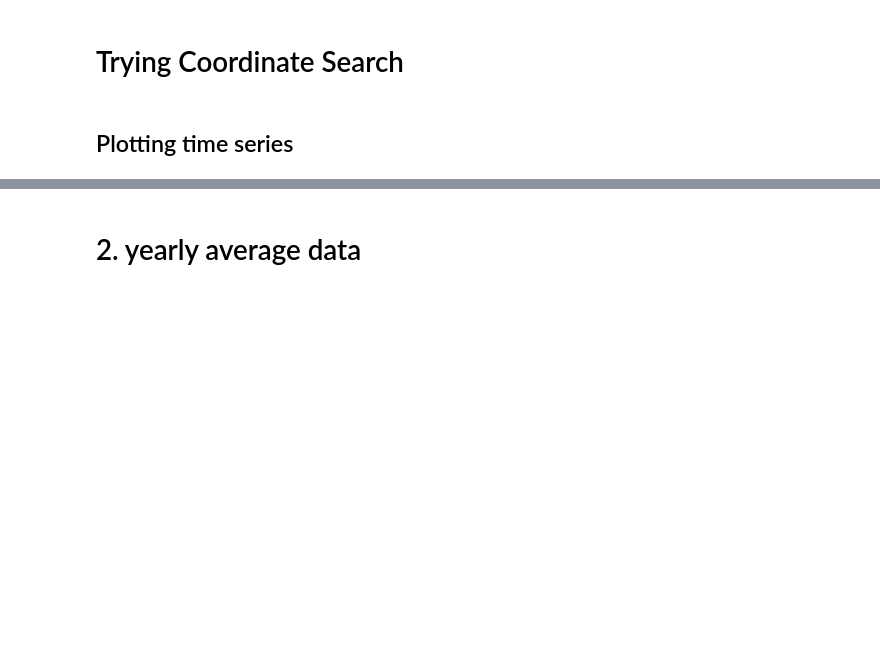
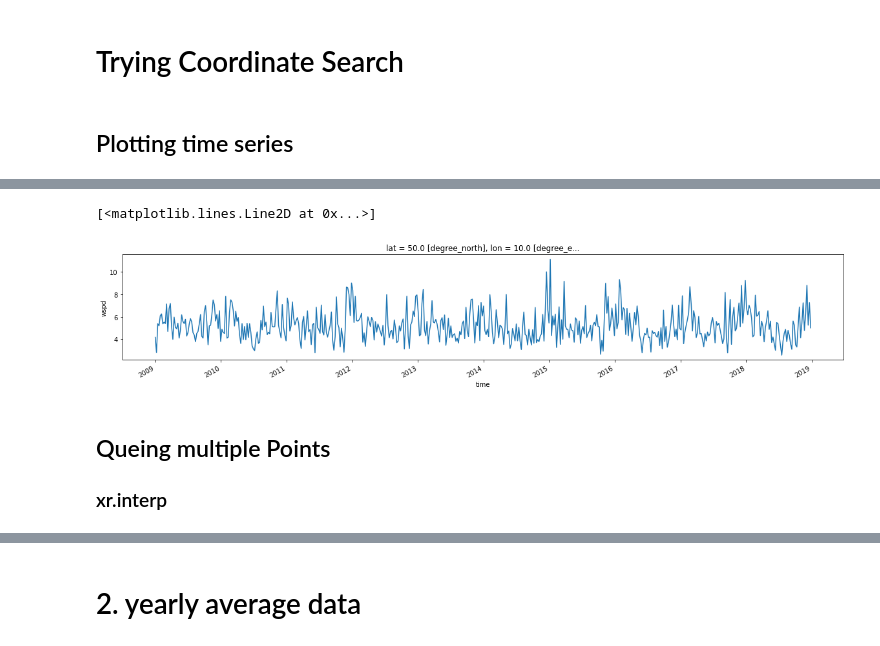
Before and after one commit to clwehner/Windatlas, a Jupyter notebook: windatlas/anemos_data/transfer/netCDF_analysis.ipynb, the cells around one changed output, grey strips where cells are left out. Drawn from its saved outputs; the diff is of its cells as text; code cells hidden in the pictures; blank space fills up the shorter version.

```diff
--- a/windatlas/anemos_data/transfer/netCDF_analysis.ipynb
+++ b/windatlas/anemos_data/transfer/netCDF_analysis.ipynb
@@ -405,0 +395,17 @@ test.wspd.plot.line()
+# %%
+import concurrent
+
+years = list(range(2009,2019,1))
+
+start = timeit.default_timer()
+
+with concurrent.futures.ProcessPoolExecutor() as executor:
+    array = executor.map(loading_year, years)
+
+ts_interp = xr.concat(array, dim="time")
+
+stop = timeit.default_timer()
+
+print(f'concattime for netCDF-query: {stop - start}')
+
+ts_interp#.wspd#.plot.line(figsize=(13,5))
@@ -405,0 +430,21 @@ test.wspd.plot.line()
+# %%
+from multiprocessing import Pool
+
+#years = list(range(2009,2019,1))
+
+start = timeit.default_timer()
+
+proc_pool = Pool(8)
+
+with Pool(8) as proc_pool:
+    array = proc_pool.map(loading_year, range(2009,2019,1))
+    proc_pool.close()
+    proc_pool.join()
+
+    ts_interp = xr.concat(array, dim="time")
+
+stop = timeit.default_timer()
+
+print(f'concattime for netCDF-query: {stop - start}')
+
+ts_interp#.wspd#.plot.line(figsize=(13,5))
@@ -405,0 +469,8 @@ test.wspd.plot.line()
+# %%
+ts_interp.resample(time="7d").mean().plot(figsize=(20,3))
+# %% [output]
+[<matplotlib.lines.Line2D at 0x...>]
+[figure, added]
+# %% [markdown]
+## Queing multiple Points
+### xr.interp
```
Also changed, not shown: parts of 14 cells of this notebook, 2 other files.
